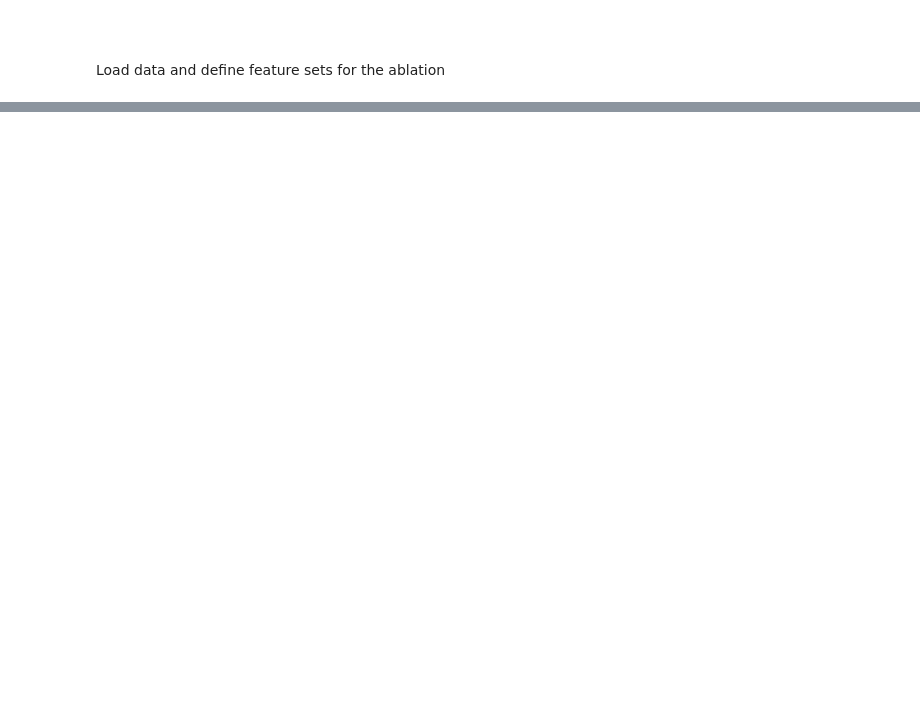
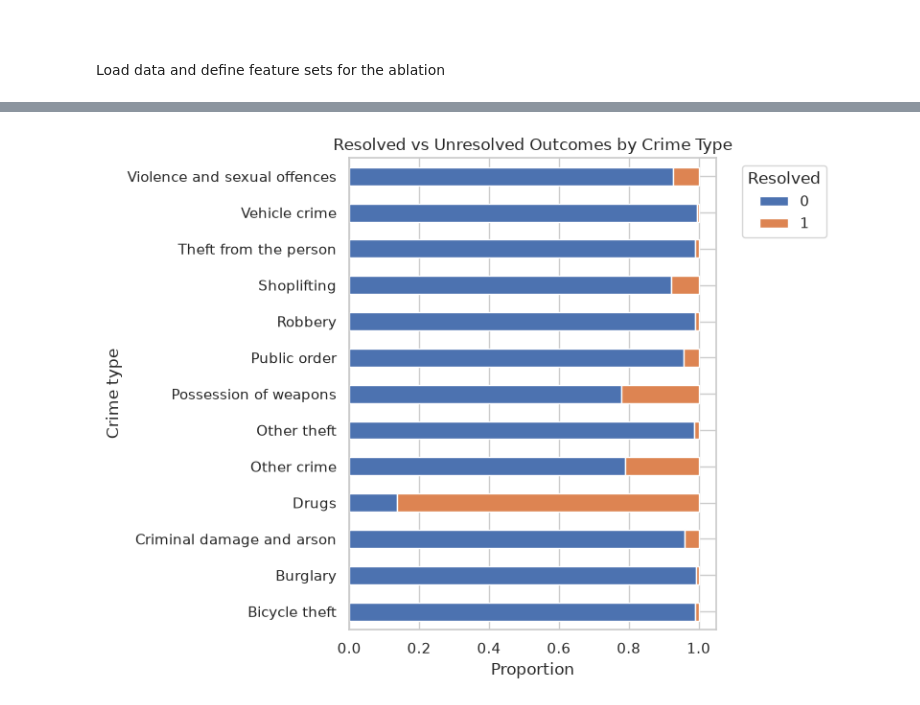
Before and after one commit to AnupmaDS1/Xmus-Jaxon-Flaxon-Waxon, a Jupyter notebook: Notebooks/03_EDAand.ipynb, the cells around one changed output, grey strips where cells are left out. Drawn from its saved outputs; the diff is of its cells as text; code cells hidden in the pictures; blank space fills up the shorter version.

```diff
--- a/Notebooks/03_EDAand.ipynb
+++ b/Notebooks/03_EDAand.ipynb
@@ -18,0 +62,19 @@ print(model_df_binary.columns.tolist())
+# %%
+# which crimes are more likely to be resolved
+
+
+ct = pd.crosstab(
+    model_df_binary['crime_type'],
+    model_df_binary['outcome_binary'],
+    normalize='index'
+)
+
+ct.plot(kind='barh', stacked=True, figsize=(8, 6))
+plt.xlabel('Proportion')
+plt.ylabel('Crime type')
+plt.title('Resolved vs Unresolved Outcomes by Crime Type')
+plt.legend(title='Resolved', bbox_to_anchor=(1.05, 1), loc='upper left')
+plt.tight_layout()
+plt.show()
+# %% [output]
+[figure, added]
```
Also changed, not shown: parts of 11 cells of this notebook, 7 other files.
